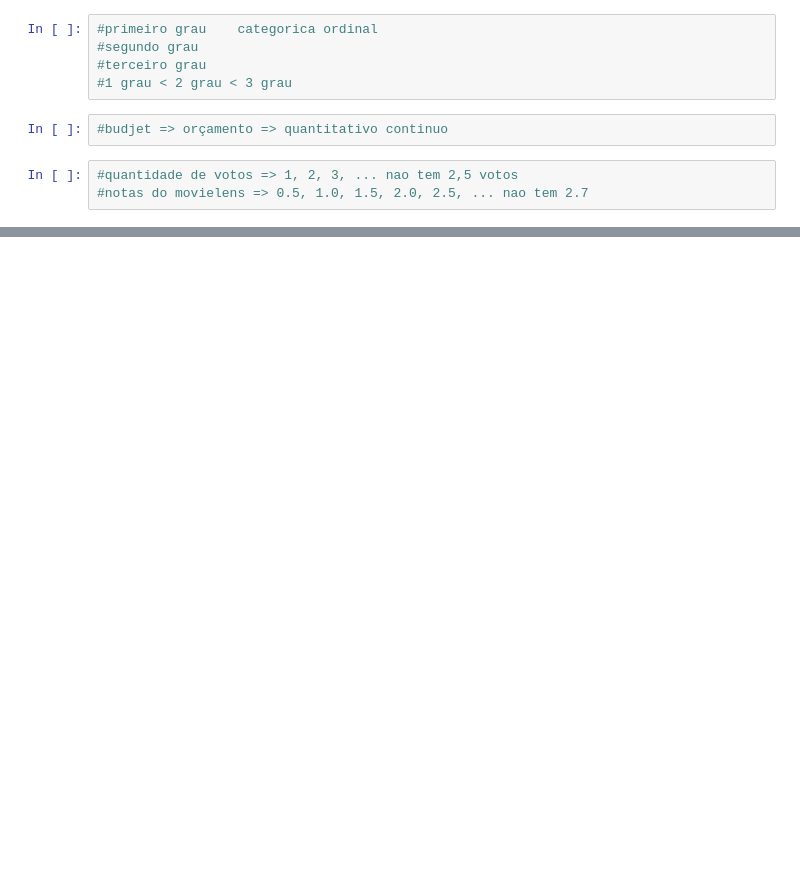
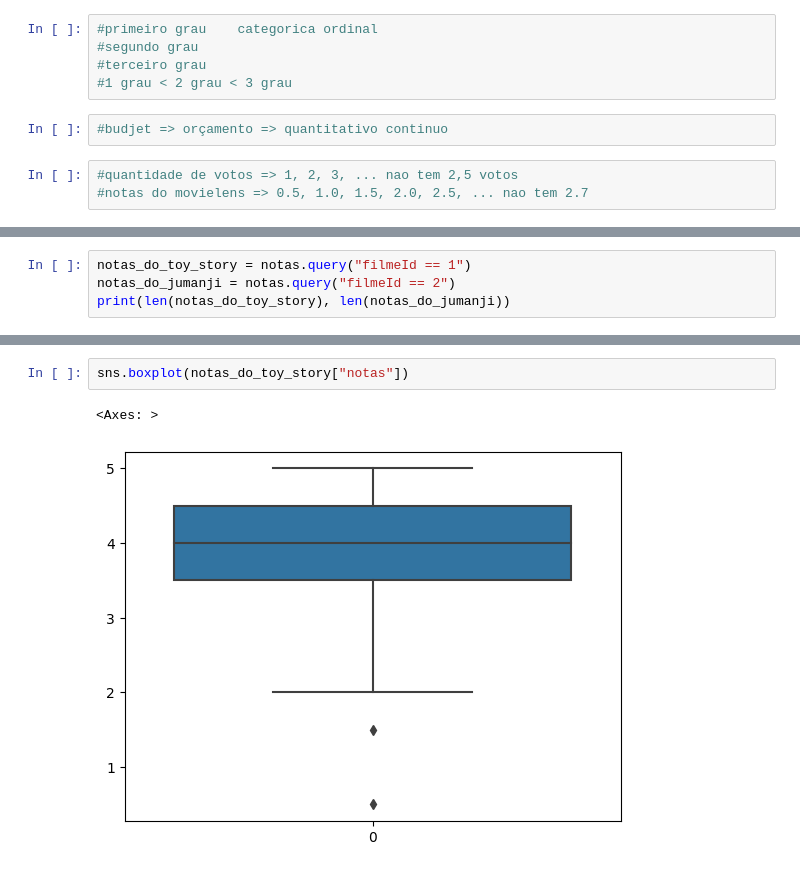
Before and after one commit to beatrizgo042/Introducao-a-data-science, a Jupyter notebook: Introdução_a_Data_Science.ipynb, the cells around one changed output, grey strips where cells are left out. Drawn from its saved outputs; the diff is of its cells as text; blank space fills up the shorter version.

```diff
--- a/Introdução_a_Data_Science.ipynb
+++ b/Introdução_a_Data_Science.ipynb
@@ -287,0 +299,4 @@ sns.catplot(x = "original_language", kind = "count", data = filmes_sem_lingua_or
+# %%
+notas_do_toy_story = notas.query("filmeId == 1")
+notas_do_jumanji = notas.query("filmeId == 2")
+print(len(notas_do_toy_story), len(notas_do_jumanji))
@@ -287,0 +357,5 @@ sns.catplot(x = "original_language", kind = "count", data = filmes_sem_lingua_or
+# %%
+sns.boxplot(notas_do_toy_story["notas"])
+# %% [output]
+<Axes: >
+[figure, added]
```
Also changed, not shown: parts of 23 cells of this notebook.
